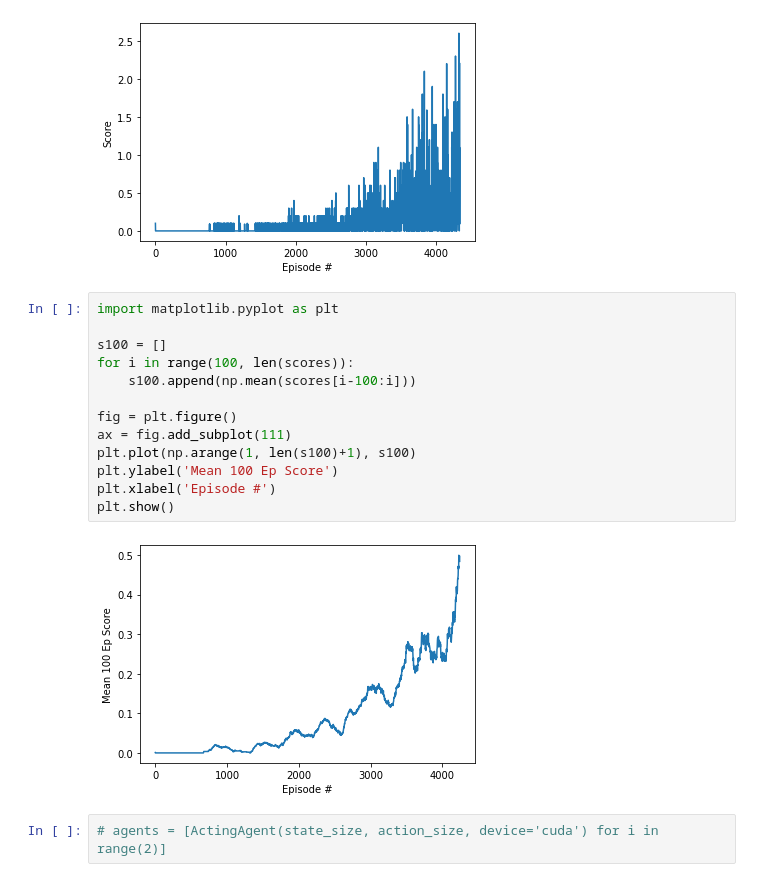
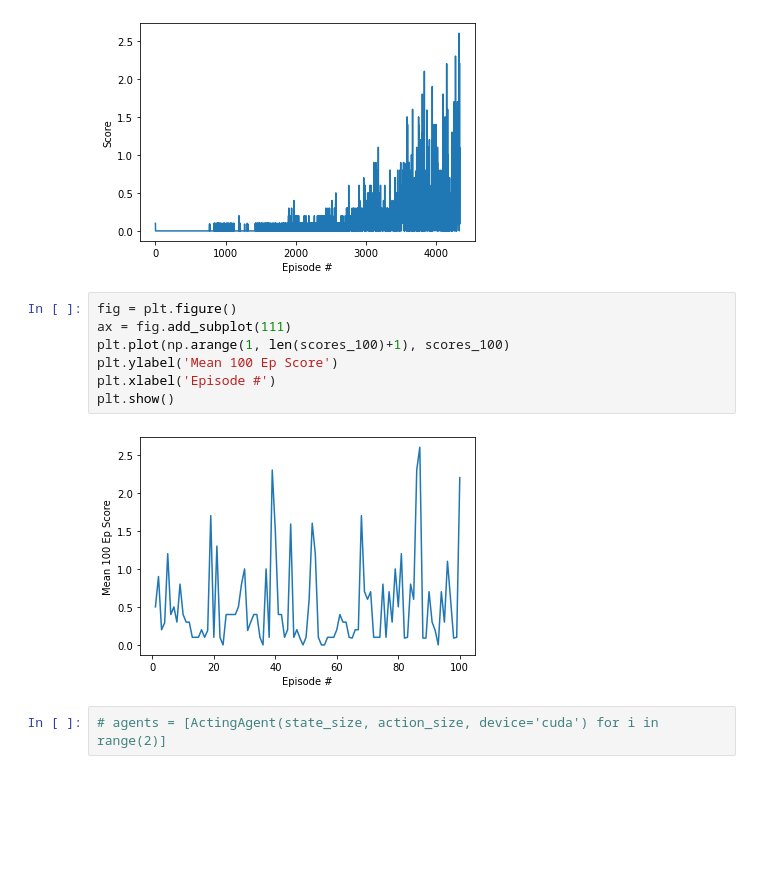
Before and after one commit to drganjoo/p3_collab-compet, a Jupyter notebook: Tennis.ipynb, the cells around one changed output. Cells and saved outputs as stored; diff of their text form; blank space fills up the shorter version.

Commit message:
correct plot is now shown for mean 100

```diff
--- a/Tennis.ipynb
+++ b/Tennis.ipynb
@@ -596,20 +596,14 @@ plt.show()
 # %% [output]
 [figure]
 # %%
-import matplotlib.pyplot as plt
-
-s100 = []
-for i in range(100, len(scores)):
-    s100.append(np.mean(scores[i-100:i]))
-
 fig = plt.figure()
 ax = fig.add_subplot(111)
-plt.plot(np.arange(1, len(s100)+1), s100)
+plt.plot(np.arange(1, len(scores_100)+1), scores_100)
 plt.ylabel('Mean 100 Ep Score')
 plt.xlabel('Episode #')
 plt.show()
 # %% [output]
-[figure, old version]
+[figure, new version]
 # %%
 # agents = [ActingAgent(state_size, action_size, device='cuda') for i in range(2)]
 # %%
```
